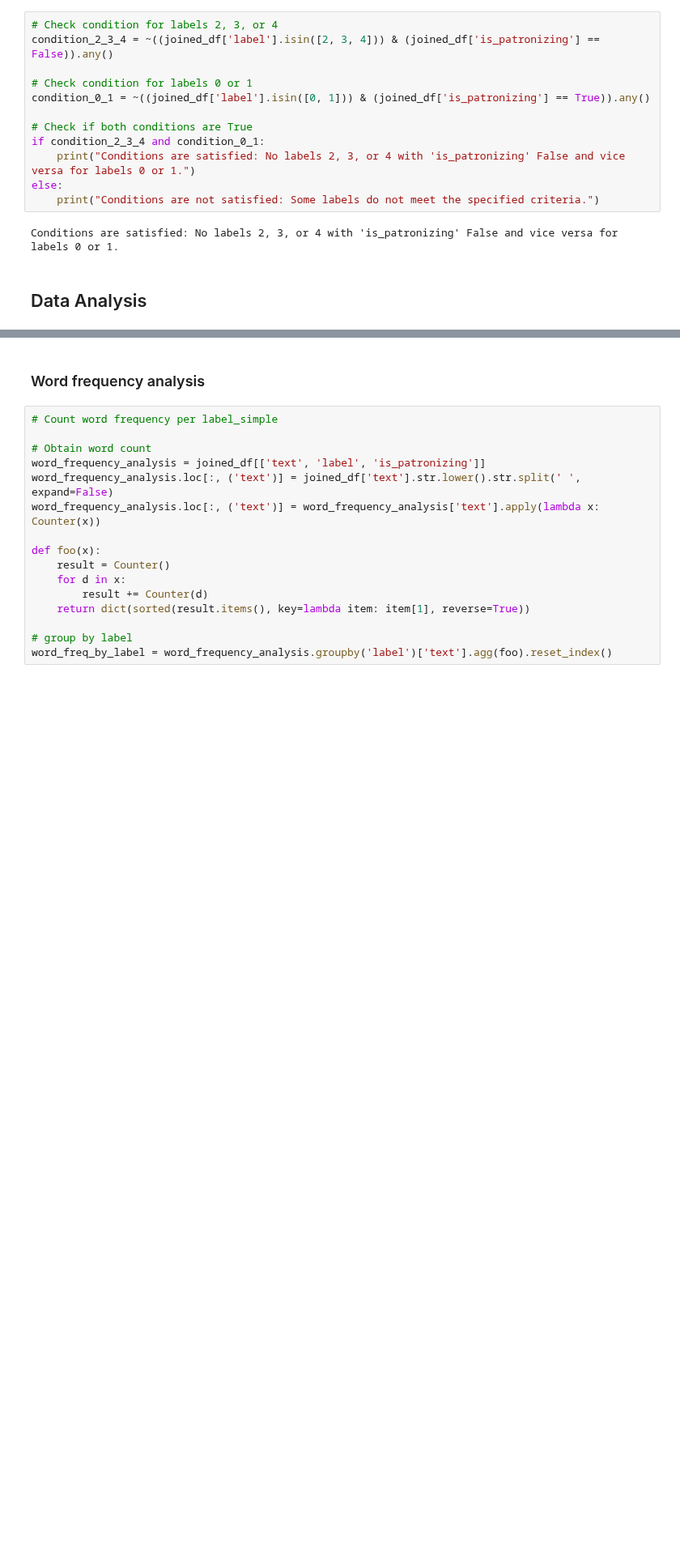
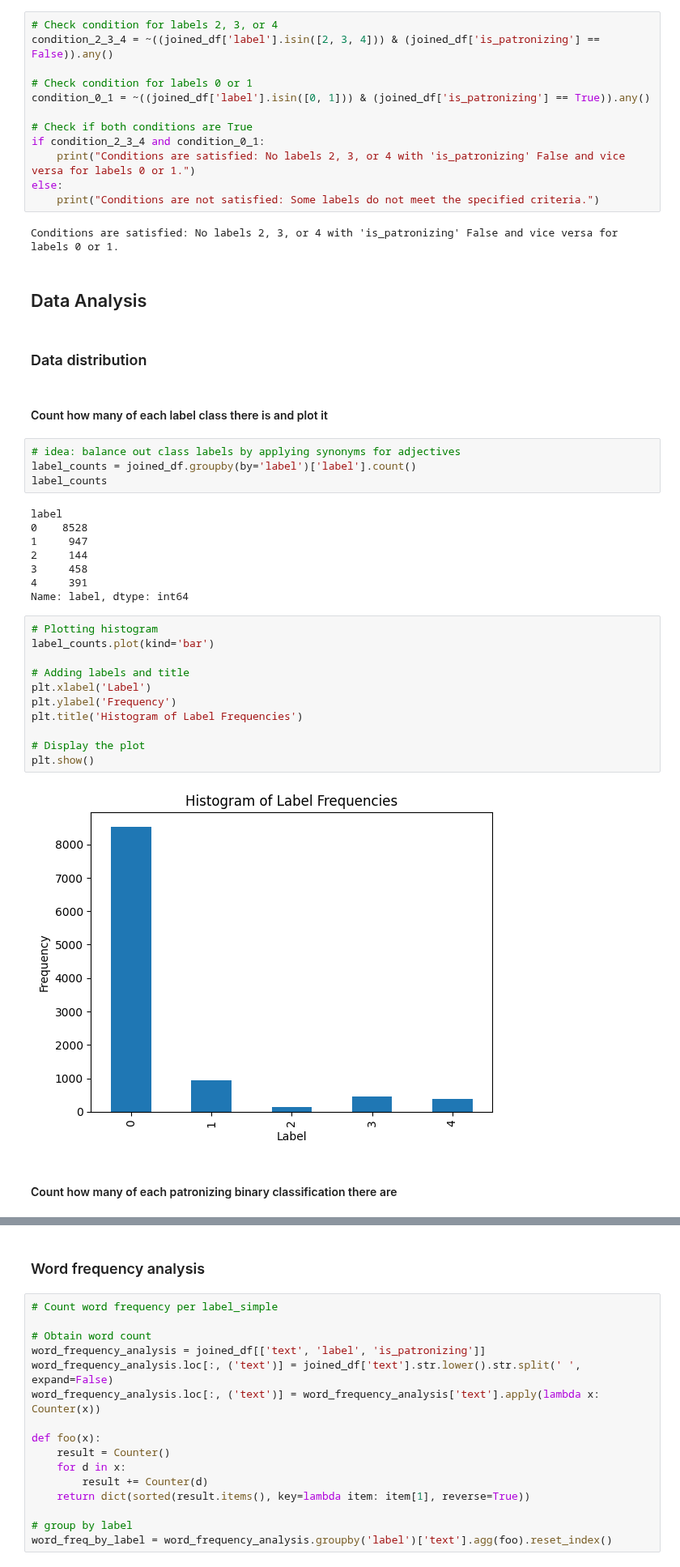
Before and after one commit to avzh1/nlp_bert_classifier, a Jupyter notebook: src/data_analysis/data_analysis.ipynb, the cells around one changed output, grey strips where cells are left out. Shown at 81% size. Cells and saved outputs as stored; diff of their text form; blank space fills up the shorter version.

Commit message:
data class distribution analysis

```diff
--- a/src/data_analysis/data_analysis.ipynb
+++ b/src/data_analysis/data_analysis.ipynb
@@ -215,3 +215,34 @@ else:
 Conditions are satisfied: No labels 2, 3, or 4 with 'is_patronizing' False and vice versa for labels 0 or 1.
 # %% [markdown]
 ## Data Analysis
+# %% [markdown]
+### Data distribution
+# %% [markdown]
+#### Count how many of each label class there is and plot it
+# %%
+# idea: balance out class labels by applying synonyms for adjectives
+label_counts = joined_df.groupby(by='label')['label'].count()
+label_counts
+# %% [output]
+label
+0    8528
+1     947
+2     144
+3     458
+4     391
+Name: label, dtype: int64
+# %%
+# Plotting histogram
+label_counts.plot(kind='bar')
+
+# Adding labels and title
+plt.xlabel('Label')
+plt.ylabel('Frequency')
+plt.title('Histogram of Label Frequencies')
+
+# Display the plot
+plt.show()
+# %% [output]
+[figure, added]
+# %% [markdown]
+#### Count how many of each patronizing binary classification there are
```
Also changed, not shown: parts of 8 cells of this notebook, 4 other files.
